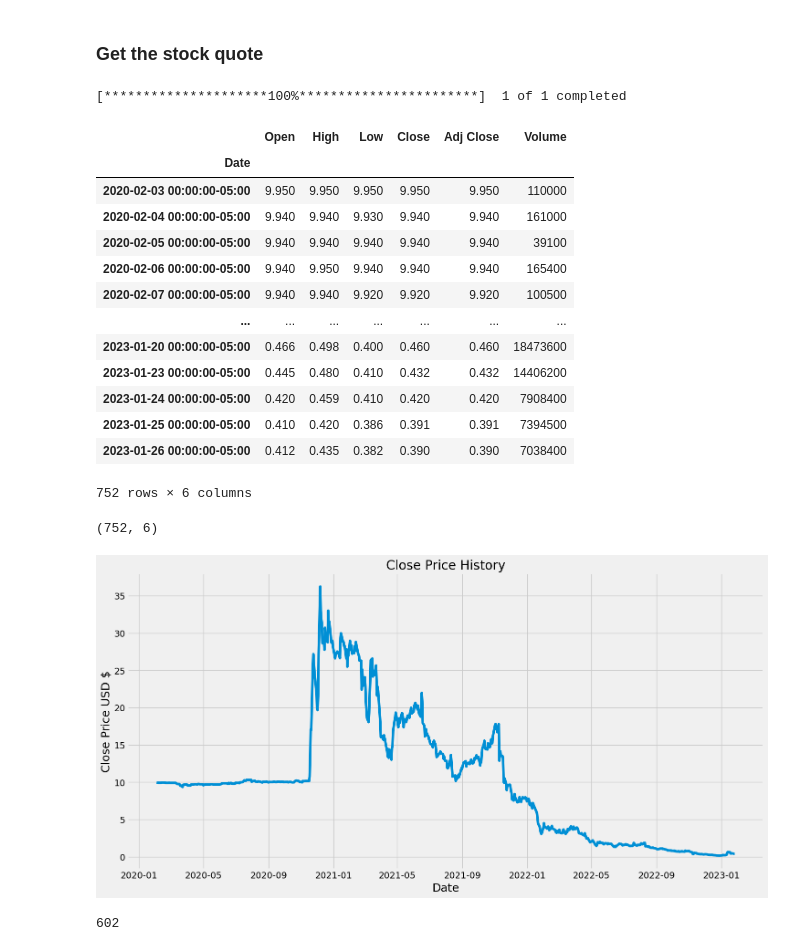
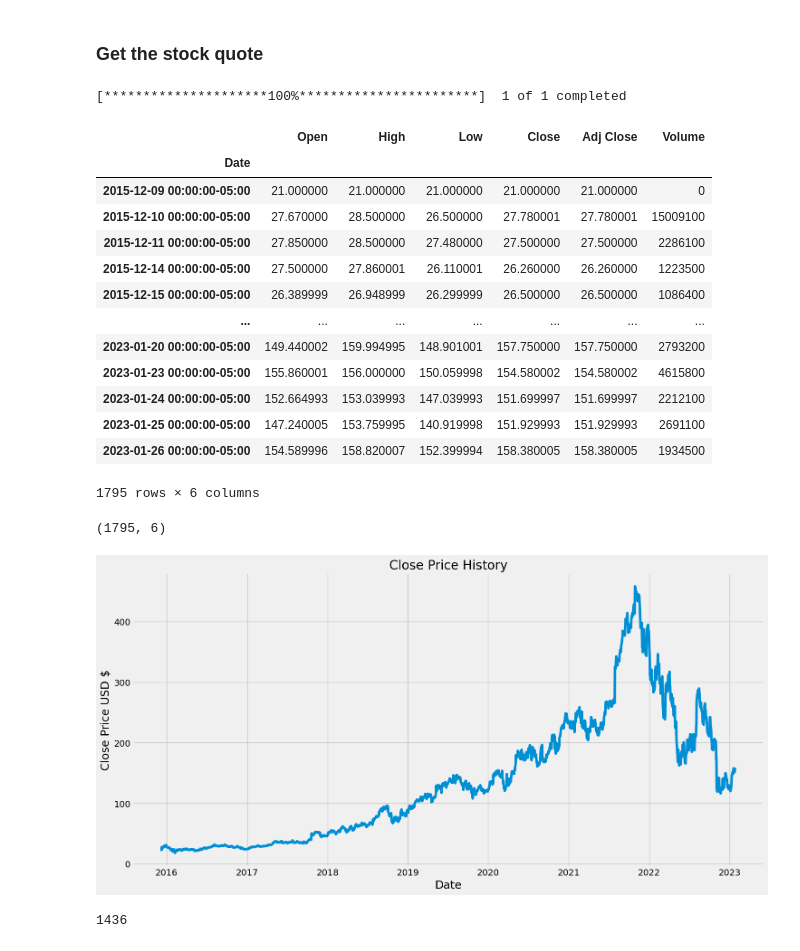
Before and after one commit to bimonestle/Stock-Prediction-LSTM, a Jupyter notebook: stock_price_LSTM_model.ipynb, the cells around one changed output. Cells and saved outputs as stored; diff of their text form; code cells hidden in the pictures.

```diff
--- a/stock_price_LSTM_model.ipynb
+++ b/stock_price_LSTM_model.ipynb
@@ -20,32 +20,32 @@ pyplot.style.use('fivethirtyeight')
 # %%
 # Get the stock quote
 startDate = datetime.datetime(2012,1,1)
 endDate = datetime.datetime(2023,1,27)
-df = yahoo_finance.download(['ARVL'], start=startDate, end=endDate)
+df = yahoo_finance.download(['TEAM'], start=startDate, end=endDate)
 
 # Show the data
 df
 # %% [output]
 [*********************100%***********************]  1 of 1 completed
 |  | Open | High | Low | Close | Adj Close | Volume |
 | Date |  |  |  |  |  |  |
-| 2020-02-03 00:00:00-05:00 | 9.950 | 9.950 | 9.950 | 9.950 | 9.950 | 110000 |
-| 2020-02-04 00:00:00-05:00 | 9.940 | 9.940 | 9.930 | 9.940 | 9.940 | 161000 |
-| 2020-02-05 00:00:00-05:00 | 9.940 | 9.940 | 9.940 | 9.940 | 9.940 | 39100 |
-| 2020-02-06 00:00:00-05:00 | 9.940 | 9.950 | 9.940 | 9.940 | 9.940 | 165400 |
-| 2020-02-07 00:00:00-05:00 | 9.940 | 9.940 | 9.920 | 9.920 | 9.920 | 100500 |
+| 2015-12-09 00:00:00-05:00 | 21.000000 | 21.000000 | 21.000000 | 21.000000 | 21.000000 | 0 |
+| 2015-12-10 00:00:00-05:00 | 27.670000 | 28.500000 | 26.500000 | 27.780001 | 27.780001 | 15009100 |
+| 2015-12-11 00:00:00-05:00 | 27.850000 | 28.500000 | 27.480000 | 27.500000 | 27.500000 | 2286100 |
+| 2015-12-14 00:00:00-05:00 | 27.500000 | 27.860001 | 26.110001 | 26.260000 | 26.260000 | 1223500 |
+| 2015-12-15 00:00:00-05:00 | 26.389999 | 26.948999 | 26.299999 | 26.500000 | 26.500000 | 1086400 |
 | ... | ... | ... | ... | ... | ... | ... |
-| 2023-01-20 00:00:00-05:00 | 0.466 | 0.498 | 0.400 | 0.460 | 0.460 | 18473600 |
-| 2023-01-23 00:00:00-05:00 | 0.445 | 0.480 | 0.410 | 0.432 | 0.432 | 14406200 |
-| 2023-01-24 00:00:00-05:00 | 0.420 | 0.459 | 0.410 | 0.420 | 0.420 | 7908400 |
-| 2023-01-25 00:00:00-05:00 | 0.410 | 0.420 | 0.386 | 0.391 | 0.391 | 7394500 |
-| 2023-01-26 00:00:00-05:00 | 0.412 | 0.435 | 0.382 | 0.390 | 0.390 | 7038400 |
+| 2023-01-20 00:00:00-05:00 | 149.440002 | 159.994995 | 148.901001 | 157.750000 | 157.750000 | 2793200 |
+| 2023-01-23 00:00:00-05:00 | 155.860001 | 156.000000 | 150.059998 | 154.580002 | 154.580002 | 4615800 |
+| 2023-01-24 00:00:00-05:00 | 152.664993 | 153.039993 | 147.039993 | 151.699997 | 151.699997 | 2212100 |
+| 2023-01-25 00:00:00-05:00 | 147.240005 | 153.759995 | 140.919998 | 151.929993 | 151.929993 | 2691100 |
+| 2023-01-26 00:00:00-05:00 | 154.589996 | 158.820007 | 152.399994 | 158.380005 | 158.380005 | 1934500 |
-752 rows × 6 columns
+1795 rows × 6 columns
 # %%
 # Get the number of rows & columns in the data set
 df.shape
 # %% [output]
-(752, 6)
+(1795, 6)
 # %%
 # Visualize the closing price
 pyplot.figure(figsize=(16,8))
@@ -55,20 +55,20 @@ pyplot.xlabel("Date", fontsize=18)
 pyplot.ylabel("Close Price USD $", fontsize=18)
 pyplot.show()
 # %% [output]
-[figure, old version]
+[figure, new version]
 # %%
 # Create a new dataframe with only the 'Close' column
-ARVL_Close = df.filter(['Close'])
+TEAM_Close = df.filter(['Close'])
 
 # Convert dataframe to a numpy array
-dataset = ARVL_Close.values
+dataset = TEAM_Close.values
 
 # Get the number of rows to train model on
 training_data_len = math.ceil(len(dataset) * .8)
 
 training_data_len
 # %% [output]
-602
+1436
 # %%
 # Scale the data
 scaler = MinMaxScaler(feature_range=(0,1))
```
Also changed, not shown: parts of 13 cells of this notebook.
